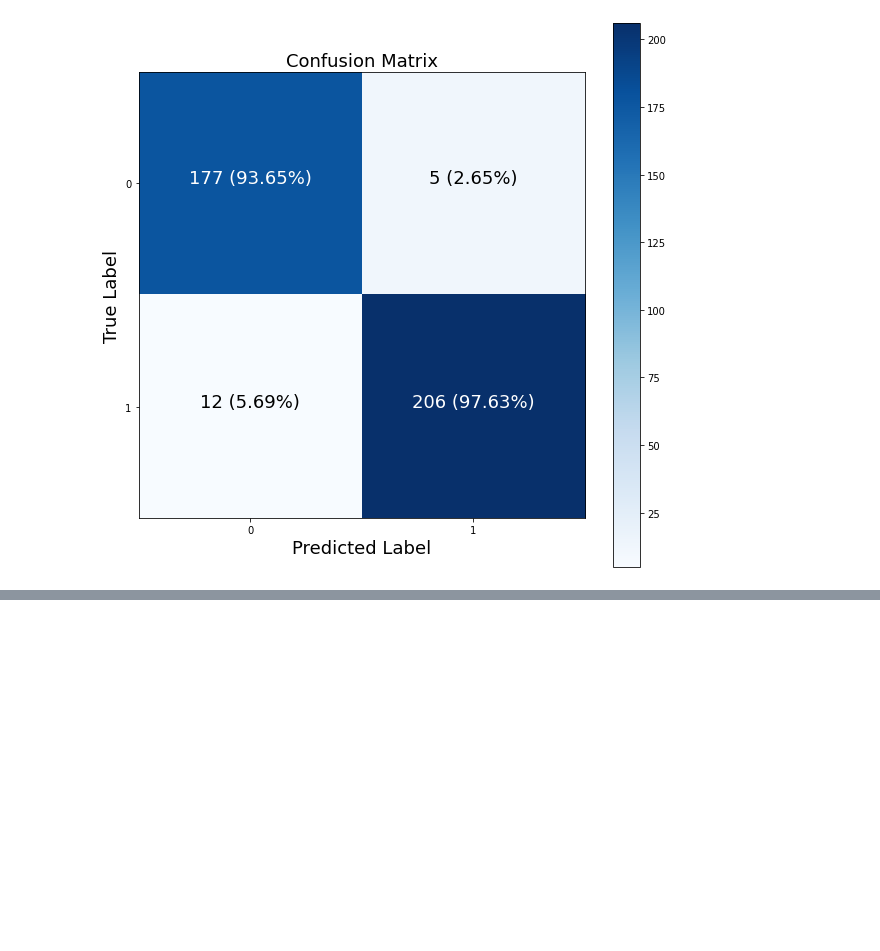
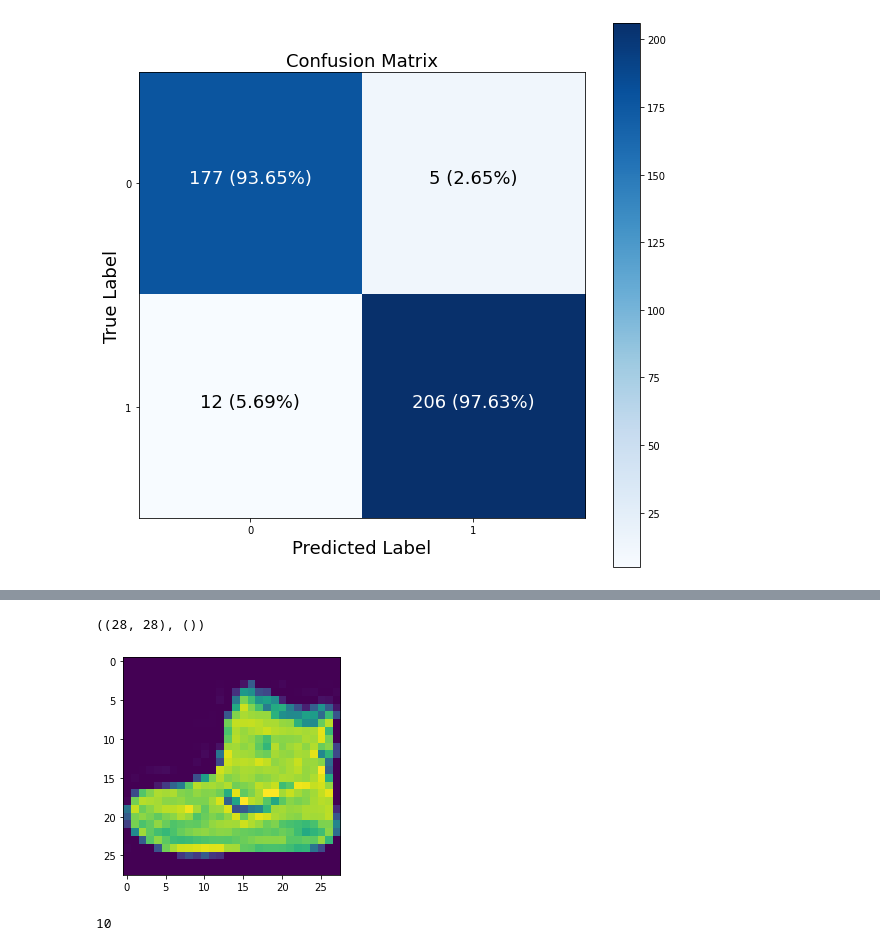
Before and after one commit to chineidu/NLP-Tutorial, a Jupyter notebook: notebook/03_tensorflow/03_classification_with_tf.ipynb, the cells around one changed output, grey strips where cells are left out. Drawn from its saved outputs; the diff is of its cells as text; code cells hidden in the pictures; blank space fills up the shorter version.

```diff
--- a/notebook/03_tensorflow/03_classification_with_tf.ipynb
+++ b/notebook/03_tensorflow/03_classification_with_tf.ipynb
@@ -789,0 +800,10 @@ plot_confusion_matrix(y_true=y_val, y_pred=y_pred)
+# %%
+# Load the dataset
+from tensorflow.keras.datasets import fashion_mnist
+
+
+(train_data, train_labels), (validation_data, validation_labels) = (
+    fashion_mnist.load_data()
+    )
+
+train_data.shape, validation_data.shape
@@ -789,0 +832,21 @@ plot_confusion_matrix(y_true=y_val, y_pred=y_pred)
+# %%
+# Shape of the data
+# Matrix (Rank 2) and a scaler (Rank 0)
+train_data[0].shape, train_labels[0].shape
+# %% [output]
+((28, 28), ())
+# %%
+# Visualize the data
+plt.imshow(train_data[0])
+plt.show()
+# %% [output]
+[figure, added]
+# %%
+class_names = ['T-shirt/top', 'Trouser', 'Pullover',
+               'Dress', 'Coat', 'Sandal', 'Shirt',
+               'Sneaker', 'Bag', 'Ankle boot']
+
+# Number of classes
+len(class_names)
+# %% [output]
+10
```
Also changed, not shown: parts of 8 cells of this notebook.
